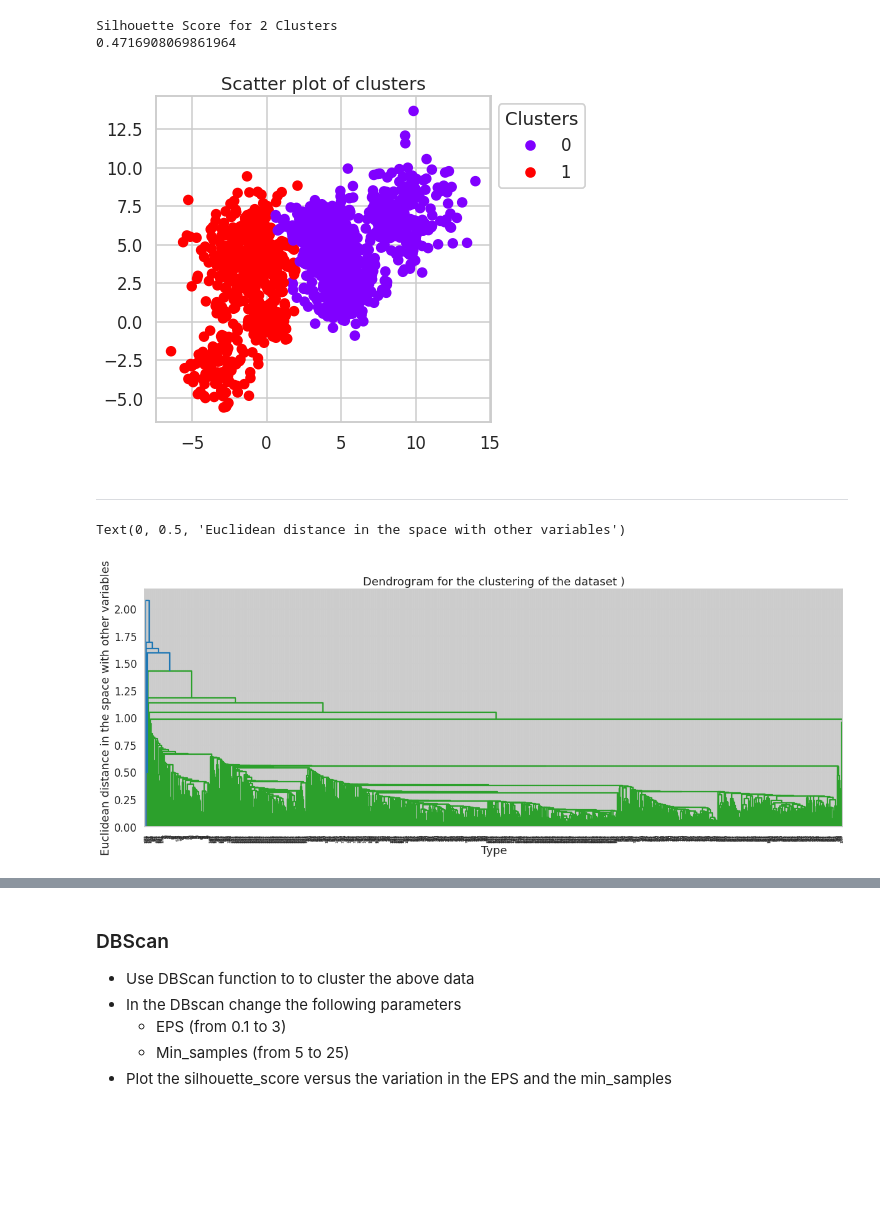
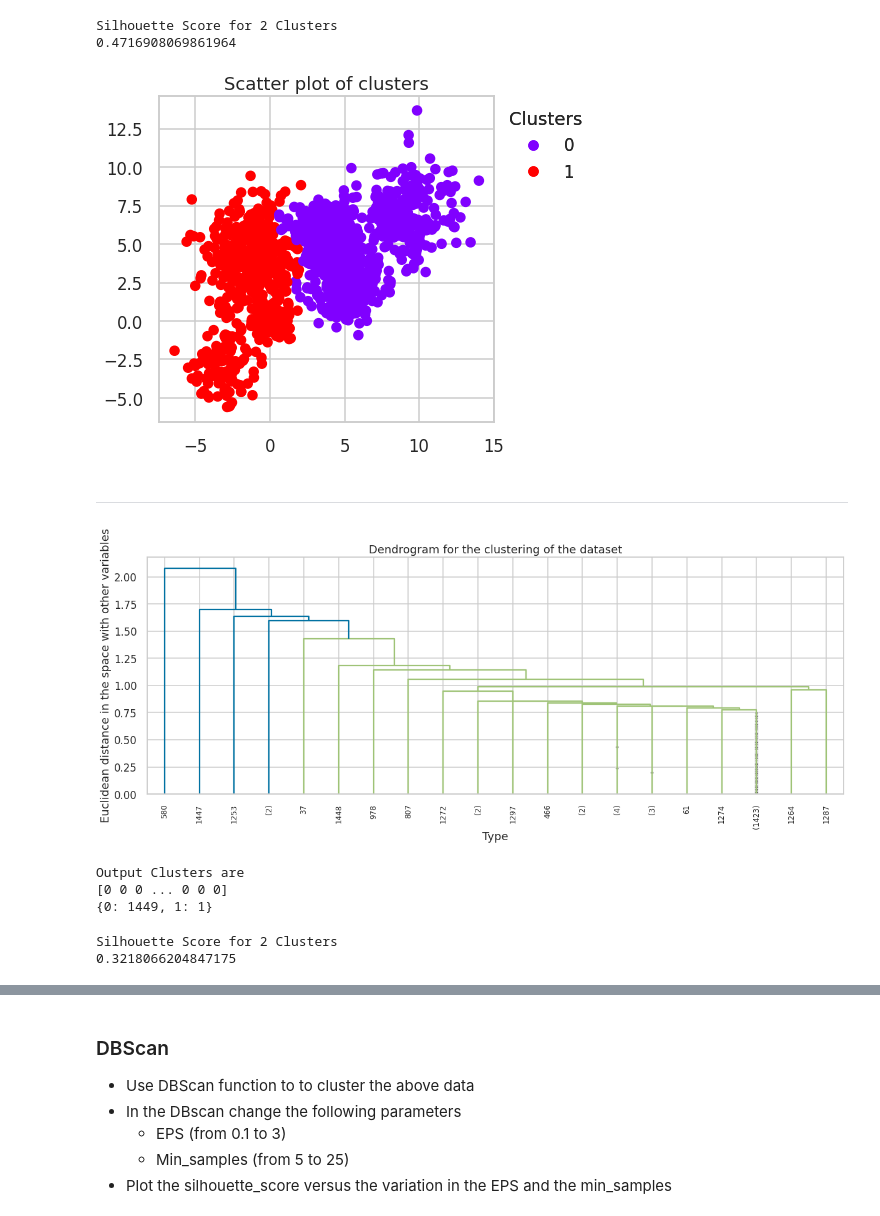
Before and after one commit to safaa400/safaasalah_46-17921_ML_assignments, a Jupyter notebook: Clustering_Project.ipynb, the cells around one changed output, grey strips where cells are left out. Cells and saved outputs as stored; diff of their text form; code cells hidden in the pictures; blank space fills up the shorter version.

```diff
--- a/Clustering_Project.ipynb
+++ b/Clustering_Project.ipynb
@@ -125,2 +125,10 @@ SSE_values [36120.55102041719, 16716.61917540343, 12094.904429675615, 7812.04052
 # %% [markdown]
 ### Using the elbow method , k=4 is the optimal number of clusters
+# %%
+from yellowbrick.cluster import KElbowVisualizer, SilhouetteVisualizer
+
+model = KMeans(random_state=42)
+
+elb_visualizer = KElbowVisualizer(model, k=(2,11))
+elb_visualizer.fit(X_train)
+elb_visualizer.show()
@@ -151,2 +162,8 @@ silhouette_scores [0.4751544541991239, 0.43631793714185435, 0.4628725400351352,
 # %% [markdown]
 Using the silhouette method , k=5 is the optimal number of clusters
+# %%
+model_4clust = KMeans(n_clusters = 4, random_state=42)
+
+sil_visualizer = SilhouetteVisualizer(model_4clust)
+sil_visualizer.fit(X_train)
+sil_visualizer.show()
@@ -152,0 +173,6 @@ Using the silhouette method , k=5 is the optimal number of clusters
+# %%
+model_4clust = KMeans(n_clusters = 5, random_state=42)
+
+sil_visualizer = SilhouetteVisualizer(model_4clust)
+sil_visualizer.fit(X_train)
+sil_visualizer.show()
@@ -152,0 +182,6 @@ Using the silhouette method , k=5 is the optimal number of clusters
+# %%
+model_4clust = KMeans(n_clusters =3, random_state=42)
+
+sil_visualizer = SilhouetteVisualizer(model_4clust)
+sil_visualizer.fit(X_train)
+sil_visualizer.show()
@@ -217,18 +253,47 @@ plt.title('Scatter plot of clusters')
 
 plt.show()
 # %% [output]
-[figure, old version]
+[figure, new version]
 # %% [markdown]
 
 
 ---
 # %%
+# Single linkage
+
 Z = sch.linkage(X_train, method = 'single')
 plt.figure(figsize=(20,7))
-den = sch.dendrogram(Z)
-plt.title('Dendrogram for the clustering of the dataset )')
+den = sch.dendrogram(Z,truncate_mode='lastp',  # show only the last p merged clusters
+    p=20,  # show only the last p merged clusters, lower it if interested seeing how balanced the solution is
+    leaf_rotation=90.,
+    leaf_font_size=12.,
+    show_contracted=True,  # to get a distribution impression in truncated branches
+    )
+plt.title('Dendrogram for the clustering of the dataset')
 plt.xlabel('Type')
 plt.ylabel('Euclidean distance in the space with other variables')
+plt.show()
 # %% [output]
-Text(0, 0.5, 'Euclidean distance in the space with other variables')
-[figure, old version]
+[figure, new version]
+# %%
+# Building an Agglomerative Clustering Model
+
+cluster_H = AgglomerativeClustering(n_clusters=2,linkage = 'single')
+model_clt = cluster_H.fit(X_train)
+print('Output Clusters are')
+pred1 = model_clt.labels_
+print(pred1)
+# Frequency count of the Output clusters
+unique, counts = np.unique(pred1, return_counts=True)
+print(dict(zip(unique, counts)))
+# %% [output]
+Output Clusters are
+[0 0 0 ... 0 0 0]
+{0: 1449, 1: 1}
+# %%
+# Silhouette Score
+print('Silhouette Score for 2 Clusters')
+print(silhouette_score(X_train,pred1))
+# %% [output]
+Silhouette Score for 2 Clusters
+0.3218066204847175
```
Also changed, not shown: parts of 54 cells of this notebook.
